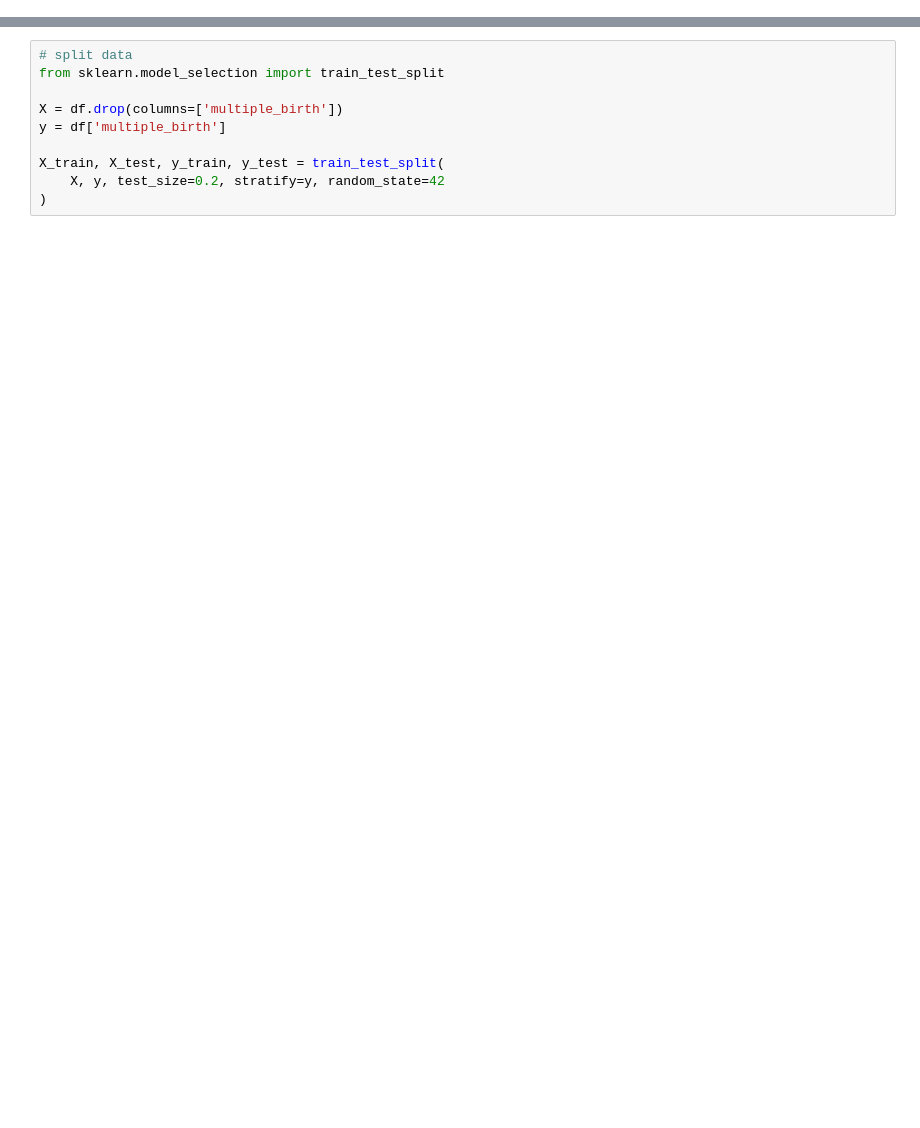
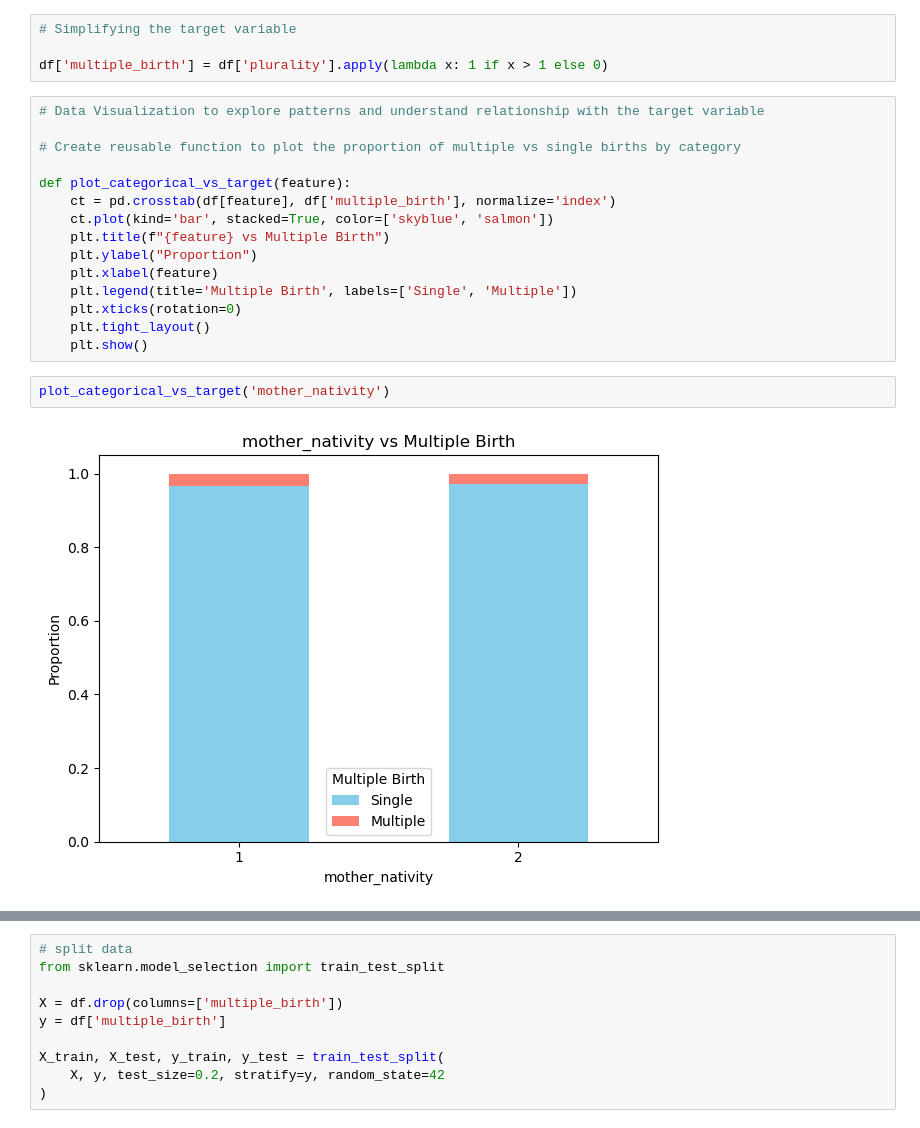
Before and after one commit to AriAlas/ML-AI-Capstone, a Jupyter notebook: capstone.ipynb, the cells around one changed output, grey strips where cells are left out. Cells and saved outputs as stored; diff of their text form; blank space fills up the shorter version.

```diff
--- a/capstone.ipynb
+++ b/capstone.ipynb
@@ -87,0 +153,23 @@ df.describe()
+# %%
+# Simplifying the target variable
+
+df['multiple_birth'] = df['plurality'].apply(lambda x: 1 if x > 1 else 0)
+# %%
+# Data Visualization to explore patterns and understand relationship with the target variable
+
+# Create reusable function to plot the proportion of multiple vs single births by category
+
+def plot_categorical_vs_target(feature):
+    ct = pd.crosstab(df[feature], df['multiple_birth'], normalize='index')
+    ct.plot(kind='bar', stacked=True, color=['skyblue', 'salmon'])
+    plt.title(f"{feature} vs Multiple Birth")
+    plt.ylabel("Proportion")
+    plt.xlabel(feature)
+    plt.legend(title='Multiple Birth', labels=['Single', 'Multiple'])
+    plt.xticks(rotation=0)
+    plt.tight_layout()
+    plt.show()
+# %%
+plot_categorical_vs_target('mother_nativity')
+# %% [output]
+[figure, added]
```
Also changed, not shown: parts of 50 cells of this notebook.
